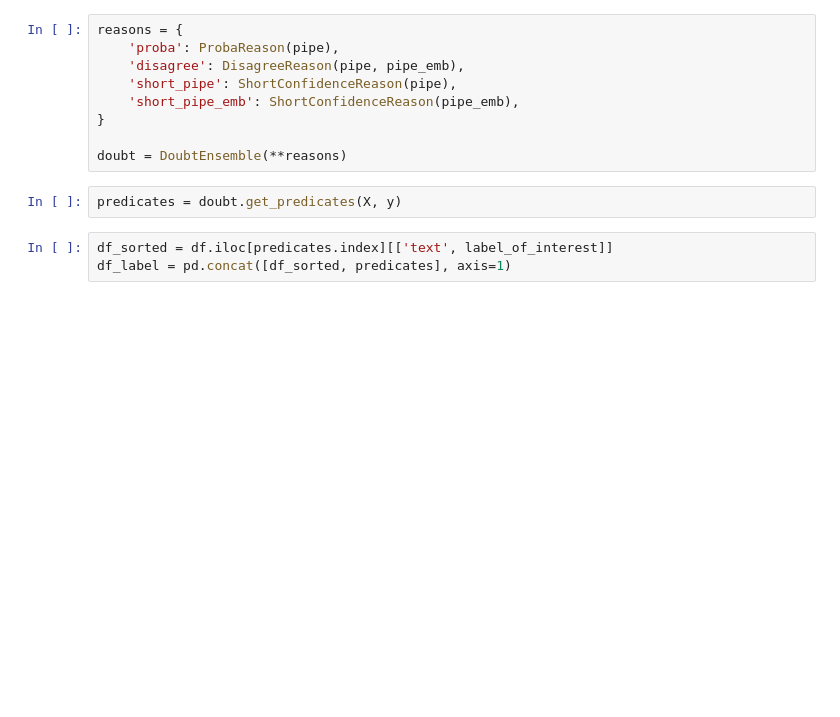
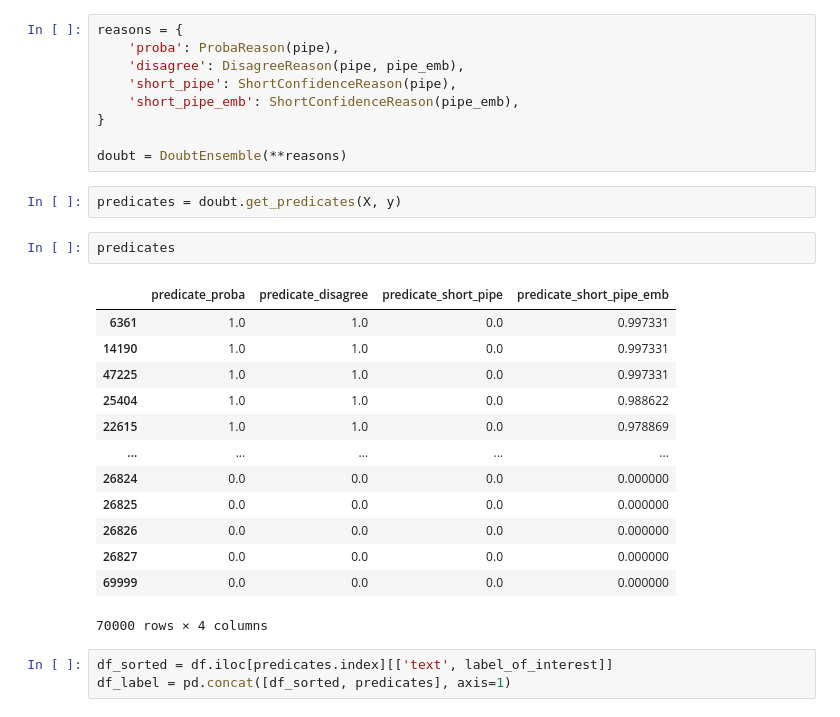
Before and after one commit to koaning/optimal-on-paper, a Jupyter notebook: part-03.ipynb, the cells around one changed output. Cells and saved outputs as stored; diff of their text form; blank space fills up the shorter version.

```diff
--- a/part-03.ipynb
+++ b/part-03.ipynb
@@ -68,6 +68,22 @@ reasons = {
 doubt = DoubtEnsemble(**reasons)
 # %%
 predicates = doubt.get_predicates(X, y)
+# %%
+predicates
+# %% [output]
+|  | predicate_proba | predicate_disagree | predicate_short_pipe | predicate_short_pipe_emb |
+| 6361 | 1.0 | 1.0 | 0.0 | 0.997331 |
+| 14190 | 1.0 | 1.0 | 0.0 | 0.997331 |
+| 47225 | 1.0 | 1.0 | 0.0 | 0.997331 |
+| 25404 | 1.0 | 1.0 | 0.0 | 0.988622 |
+| 22615 | 1.0 | 1.0 | 0.0 | 0.978869 |
+| ... | ... | ... | ... | ... |
+| 26824 | 0.0 | 0.0 | 0.0 | 0.000000 |
+| 26825 | 0.0 | 0.0 | 0.0 | 0.000000 |
+| 26826 | 0.0 | 0.0 | 0.0 | 0.000000 |
+| 26827 | 0.0 | 0.0 | 0.0 | 0.000000 |
+| 69999 | 0.0 | 0.0 | 0.0 | 0.000000 |
+70000 rows × 4 columns
 # %%
 df_sorted = df.iloc[predicates.index][['text', label_of_interest]]
 df_label = pd.concat([df_sorted, predicates], axis=1)
```
Also changed, not shown: parts of 1 cell of this notebook, 3 other files.
